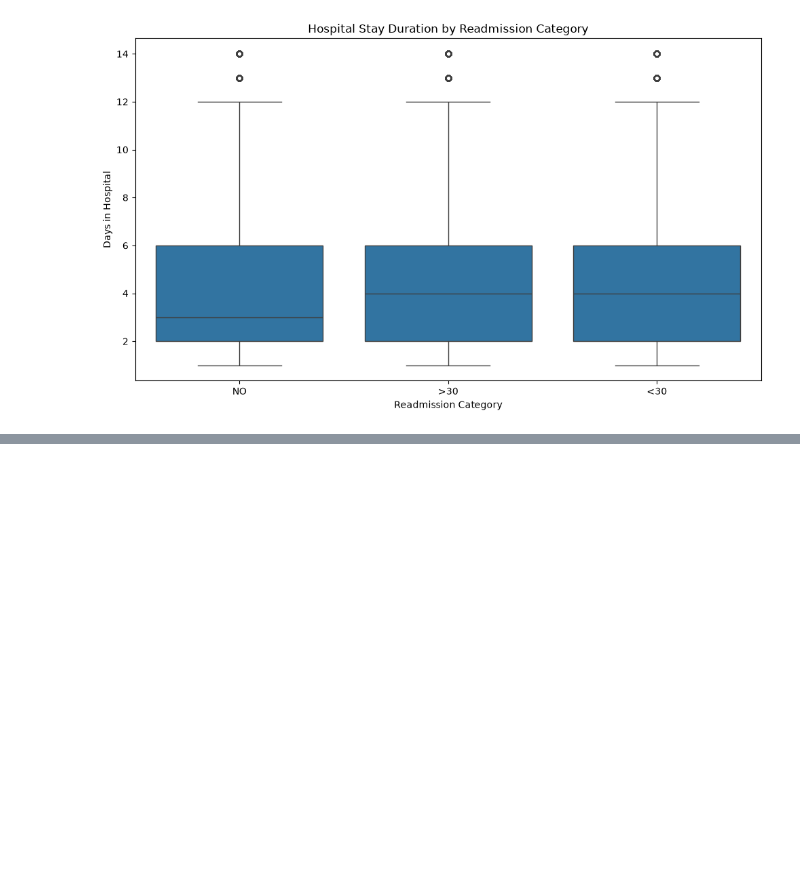
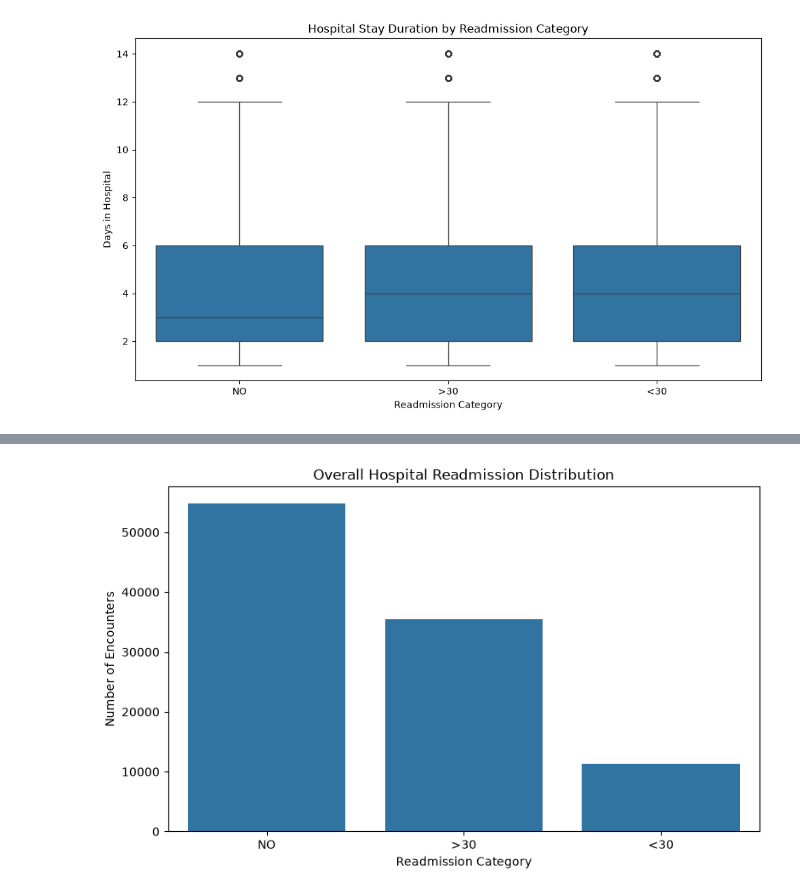
Before and after one commit to hetanshipatel/healthcare-data-analytics, a Jupyter notebook: notebooks/02_cleaned_data_inspection.ipynb, the cells around one changed output, grey strips where cells are left out. Drawn from its saved outputs; the diff is of its cells as text; code cells hidden in the pictures; blank space fills up the shorter version.

```diff
--- a/notebooks/02_cleaned_data_inspection.ipynb
+++ b/notebooks/02_cleaned_data_inspection.ipynb
@@ -356,0 +366,19 @@ plt.show()
+# %%
+
+# 6.1 Create the readmission target
+#  Convert readmission into a binary target
+
+df["readmission_30d"] = (
+    df["readmitted"].eq("<30").astype(int)
+)
+
+print("Readmission target created.")
+
+display(
+    df["readmission_30d"].value_counts()
+)
+
+display(
+    (df["readmission_30d"].value_counts(normalize=True) * 100)
+    .round(2)
+)
@@ -356,0 +395,19 @@ plt.show()
+# %%
+# 6.2 Overall readmission distribution
+
+readmission_counts = df["readmitted"].value_counts()
+
+plt.figure(figsize=(8, 5))
+
+sns.barplot(
+    x=readmission_counts.index,
+    y=readmission_counts.values
+)
+
+plt.title("Overall Hospital Readmission Distribution")
+plt.xlabel("Readmission Category")
+plt.ylabel("Number of Encounters")
+plt.tight_layout()
+plt.show()
+# %% [output]
+[figure, added]
```
Also changed, not shown: parts of 13 cells of this notebook.
